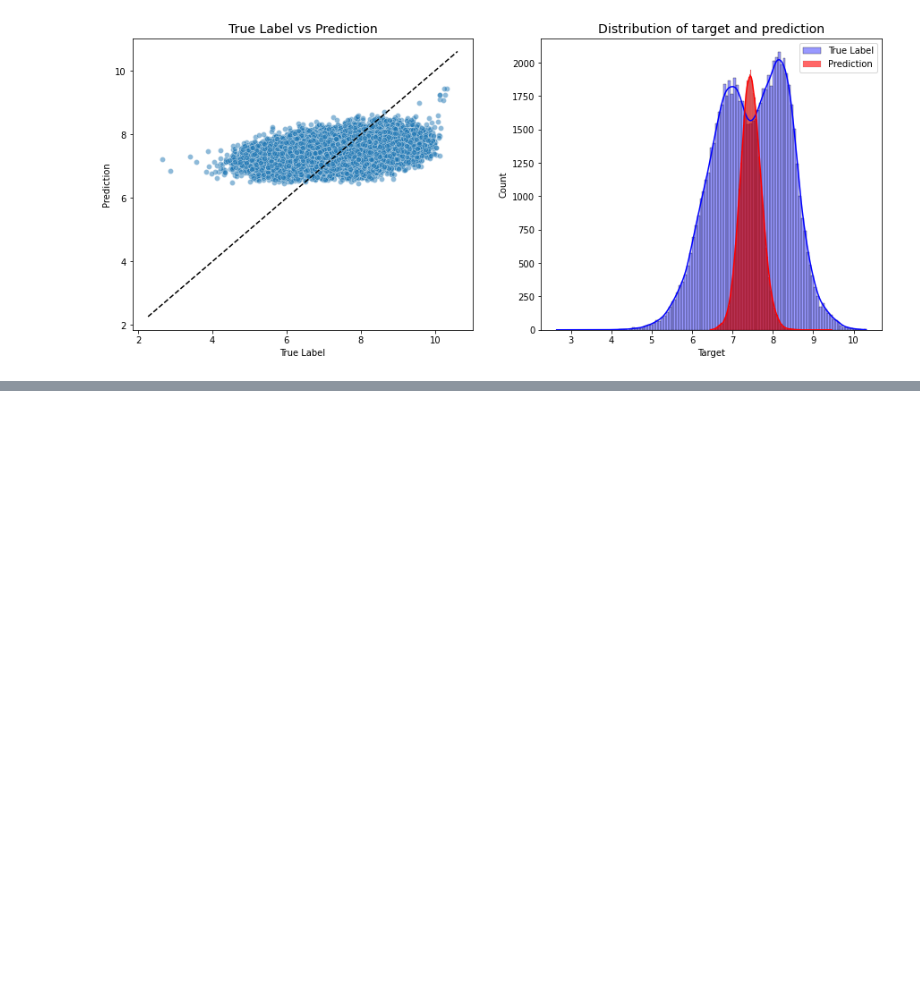
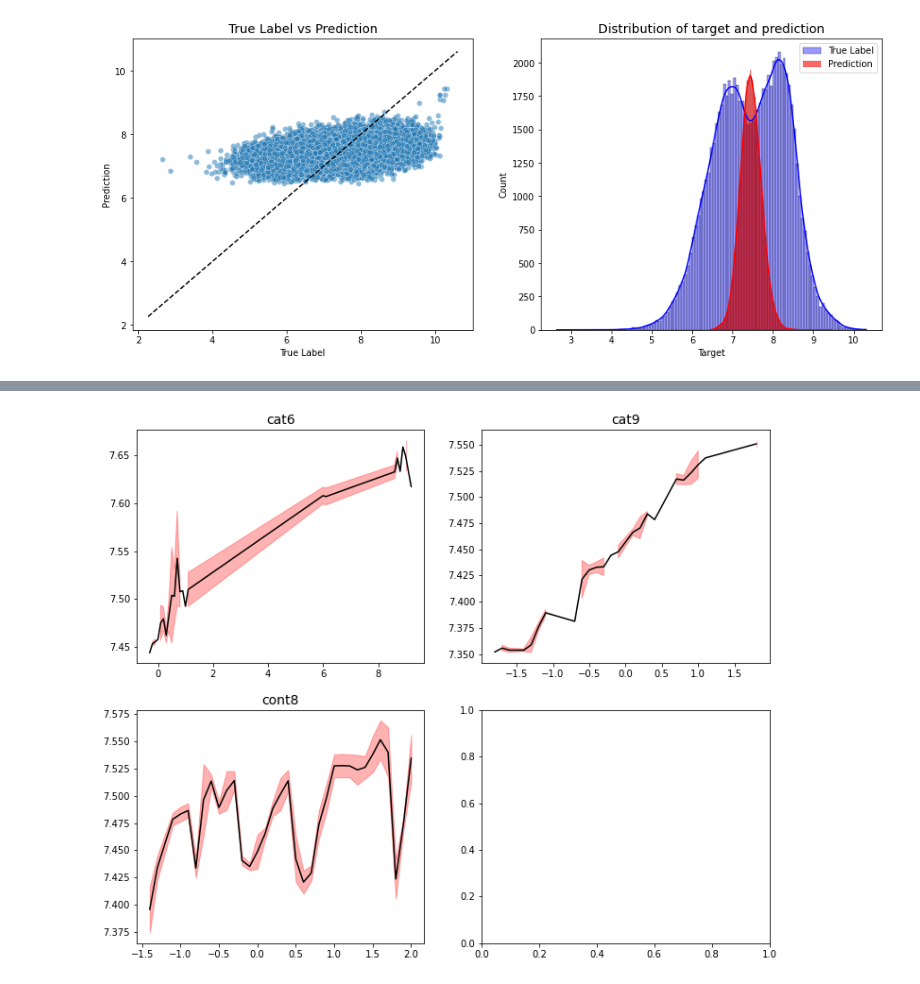
Before and after one commit to lucabasa/kaggle_competitions, a Jupyter notebook: tabular_playground/february/04_model_inspection.ipynb, the cells around one changed output, grey strips where cells are left out. Saved outputs shown, nothing was run; the diff lists cells and outputs as text; code cells hidden in the pictures; blank space fills up the shorter version.

```diff
--- a/tabular_playground/february/04_model_inspection.ipynb
+++ b/tabular_playground/february/04_model_inspection.ipynb
@@ -116,0 +105,4 @@ pdps.groupby(['feat', 'x'])['y'].agg(['mean', 'std'])
+# %%
+plot_partial_dependence(pdps)
+# %% [output]
+[figure, added]
```
Also changed, not shown: parts of 6 cells of this notebook, 2 other files.
